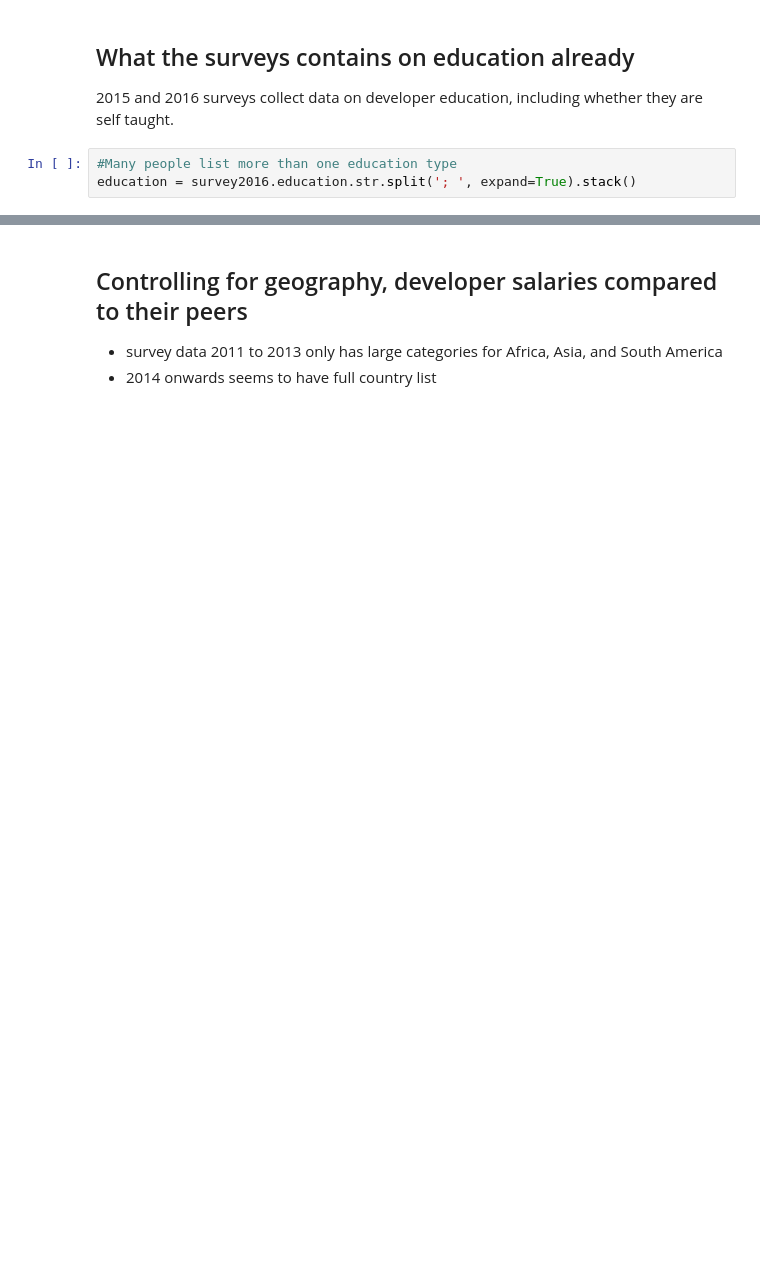
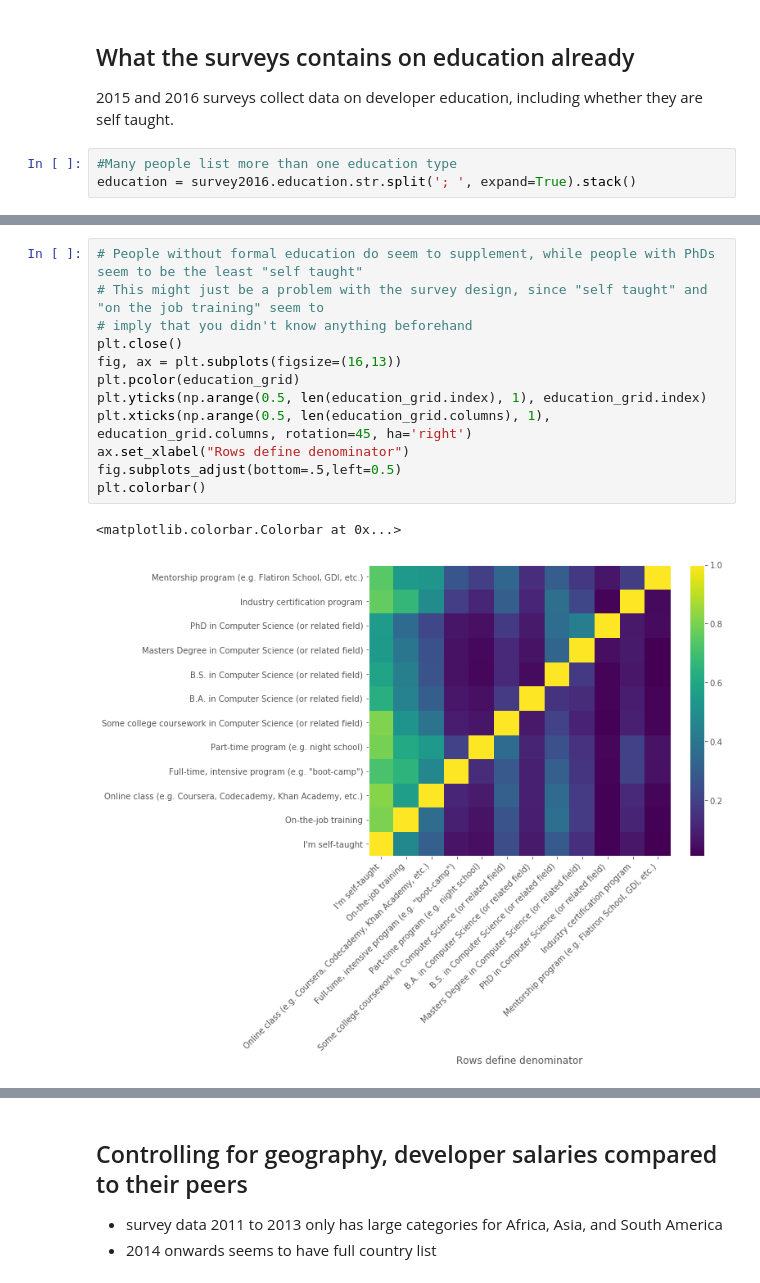
Before and after one commit to Alleno/data-incubator, a Jupyter notebook: output/interview materials.ipynb, the cells around one changed output, grey strips where cells are left out. Drawn from its saved outputs; the diff is of its cells as text; blank space fills up the shorter version.

```diff
--- a/output/interview materials.ipynb
+++ b/output/interview materials.ipynb
@@ -160,3 +189,18 @@ plt.colorbar()
+# %%
+# People without formal education do seem to supplement, while people with PhDs seem to be the least "self taught"
+# This might just be a problem with the survey design, since "self taught" and "on the job training" seem to
+# imply that you didn't know anything beforehand
+plt.close()
+fig, ax = plt.subplots(figsize=(16,13))
+plt.pcolor(education_grid)
+plt.yticks(np.arange(0.5, len(education_grid.index), 1), education_grid.index)
+plt.xticks(np.arange(0.5, len(education_grid.columns), 1), education_grid.columns, rotation=45, ha='right')
+ax.set_xlabel("Rows define denominator")
+fig.subplots_adjust(bottom=.5,left=0.5)
+plt.colorbar()
+# %% [output]
+<matplotlib.colorbar.Colorbar at 0x...>
+[figure, added]
 # %%
 # education vs incomes
 survey2016['highest_degree'] = "None"
```
Also changed, not shown: parts of 22 cells of this notebook, 1 other file.
